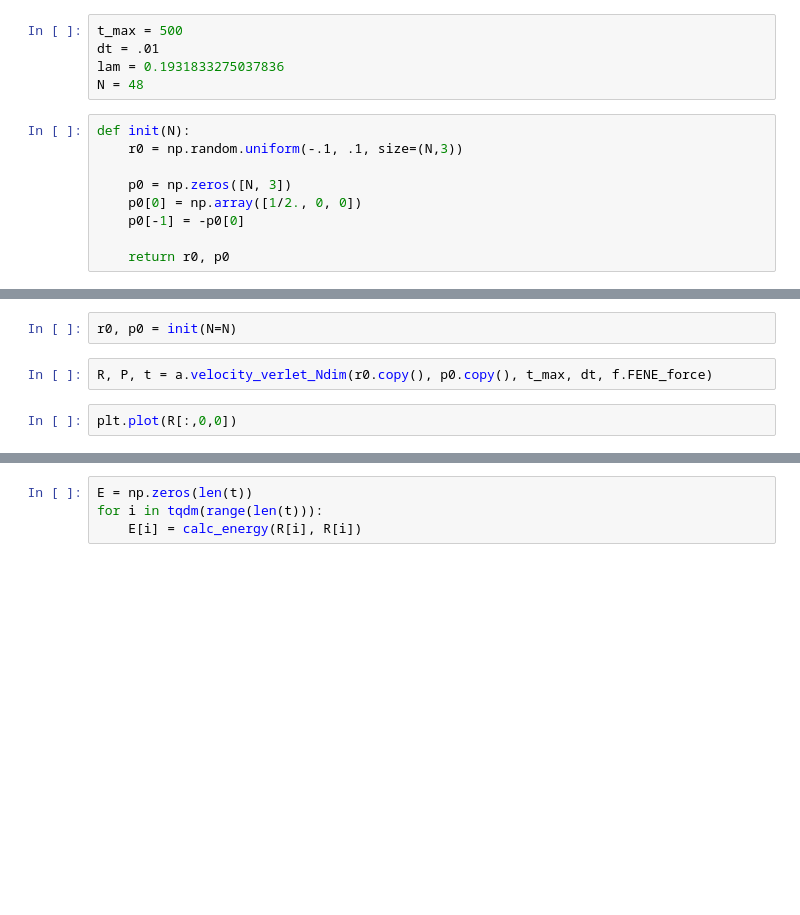
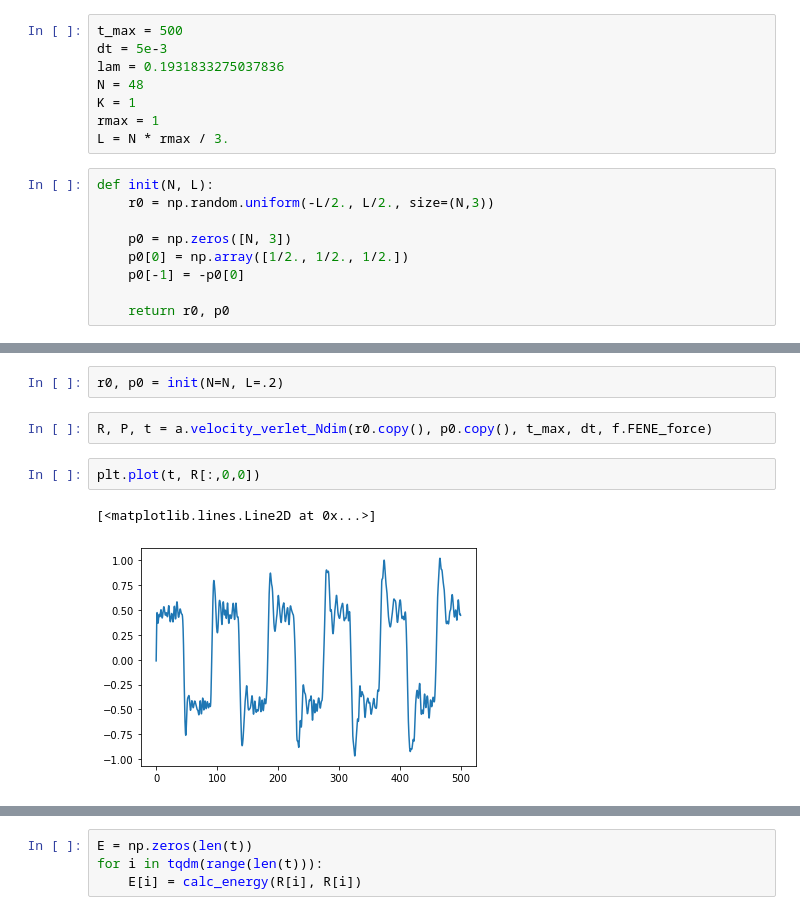
Before and after one commit to e-richter/molecular_simulations, a Jupyter notebook: exam-2.ipynb, the cells around one changed output, grey strips where cells are left out. Cells and saved outputs as stored; diff of their text form; blank space fills up the shorter version.

```diff
--- a/exam-2.ipynb
+++ b/exam-2.ipynb
@@ -15,15 +15,18 @@ import algorithms as a
 import force_functions as f
 # %%
 t_max = 500
-dt = .01
+dt = 5e-3
 lam = 0.1931833275037836
 N = 48
+K = 1
+rmax = 1
+L = N * rmax / 3.
 # %%
-def init(N):
-    r0 = np.random.uniform(-.1, .1, size=(N,3))
+def init(N, L):
+    r0 = np.random.uniform(-L/2., L/2., size=(N,3))
 
     p0 = np.zeros([N, 3])
-    p0[0] = np.array([1/2., 0, 0])
+    p0[0] = np.array([1/2., 1/2., 1/2.])
     p0[-1] = -p0[0]
 
     return r0, p0
@@ -36,8 +39,11 @@ def calc_energy(r, p, K=1, rmax=1):
 
     return T + V
 # %%
-r0, p0 = init(N=N)
+r0, p0 = init(N=N, L=.2)
 # %%
 R, P, t = a.velocity_verlet_Ndim(r0.copy(), p0.copy(), t_max, dt, f.FENE_force)
 # %%
-plt.plot(R[:,0,0])
+plt.plot(t, R[:,0,0])
+# %% [output]
+[<matplotlib.lines.Line2D at 0x...>]
+[figure, added]
```
Also changed, not shown: parts of 19 cells of this notebook.
